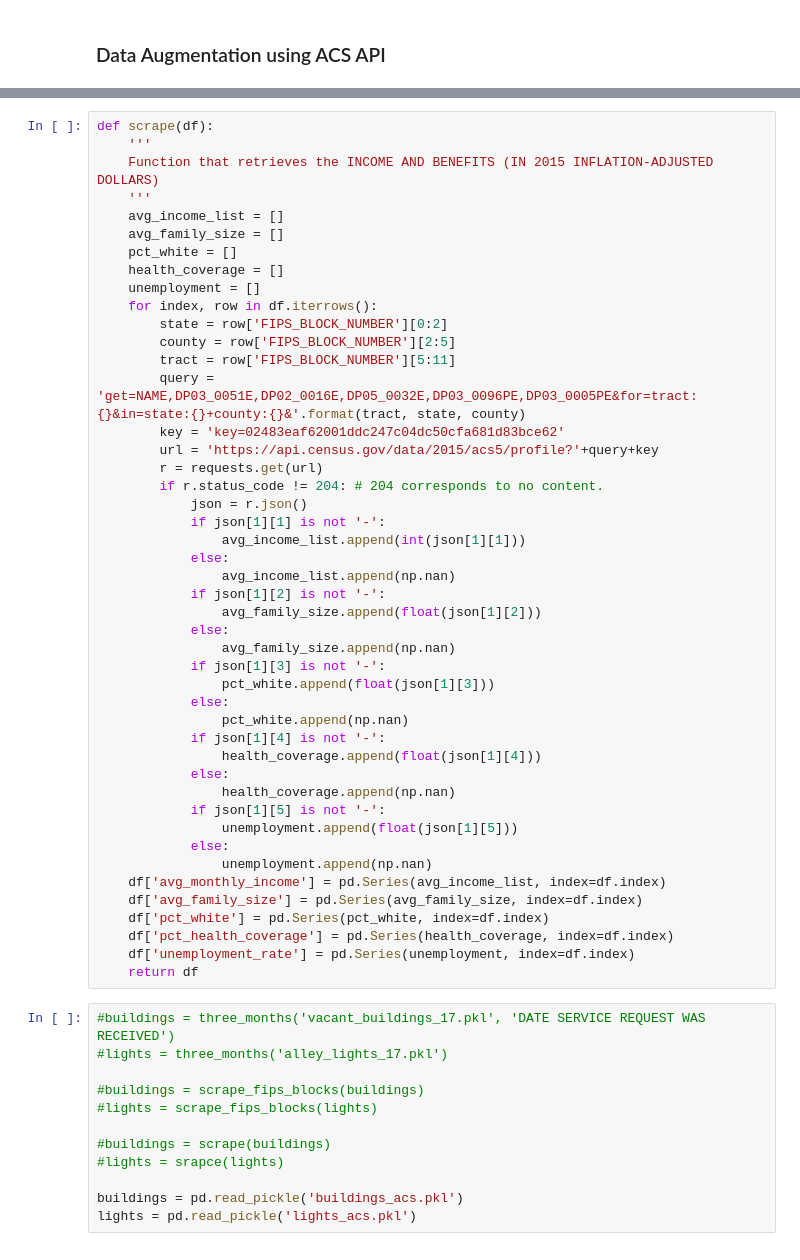
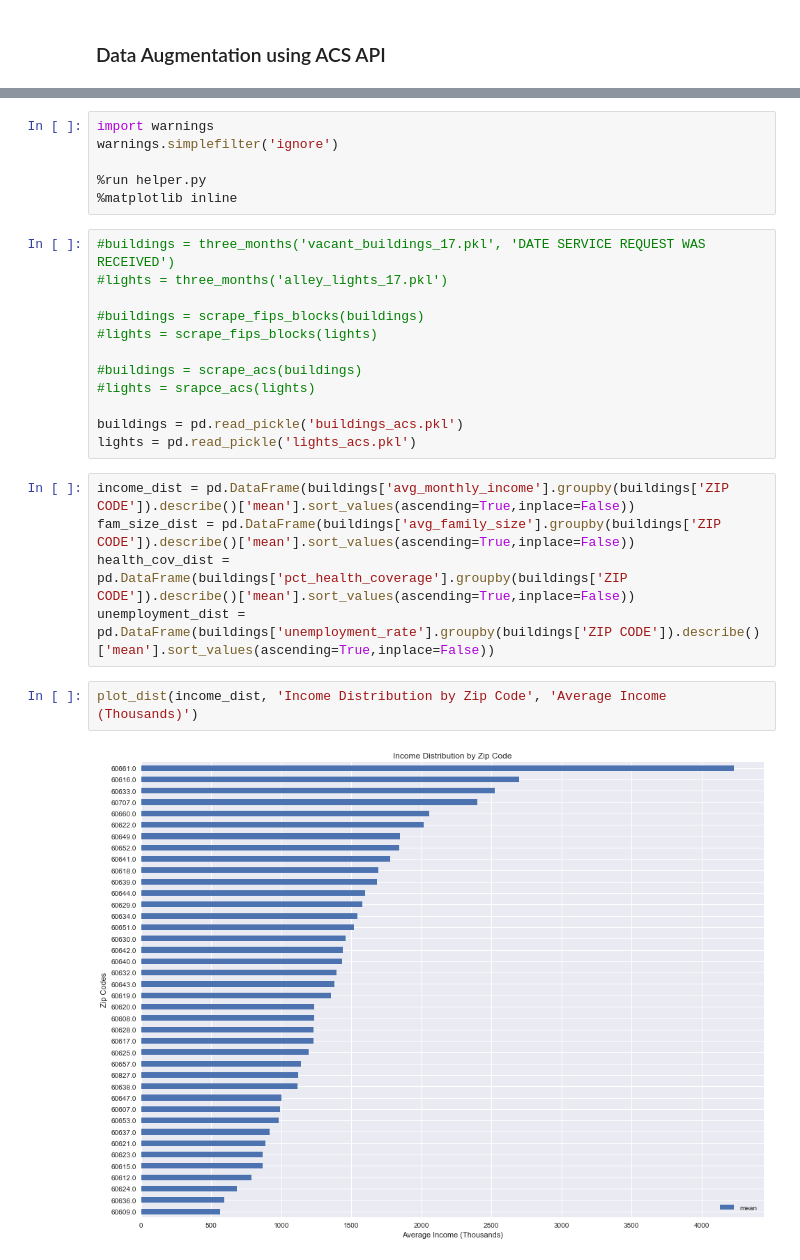
Before and after one commit to ratulesrar3/ml-pubpol, a Jupyter notebook: hw1/hw1_part2.ipynb, the cells around one changed output, grey strips where cells are left out. Saved outputs shown, nothing was run; the diff lists cells and outputs as text.

Commit message:
made helper file

```diff
--- a/hw1/hw1_part2.ipynb
+++ b/hw1/hw1_part2.ipynb
@@ -55,49 +5,9 @@ def scrape_fips_blocks(df, lat='Latitude', lon='Longitude'):
-# %%
-def scrape(df):
-    '''
-    Function that retrieves the INCOME AND BENEFITS (IN 2015 INFLATION-ADJUSTED DOLLARS)
-    '''
-    avg_income_list = []
-    avg_family_size = []
-    pct_white = []
-    health_coverage = []
-    unemployment = []
-    for index, row in df.iterrows():
-        state = row['FIPS_BLOCK_NUMBER'][0:2]
-        county = row['FIPS_BLOCK_NUMBER'][2:5]
-        tract = row['FIPS_BLOCK_NUMBER'][5:11]
-        query = 'get=NAME,DP03_0051E,DP02_0016E,DP05_0032E,DP03_0096PE,DP03_0005PE&for=tract:{}&in=state:{}+county:{}&'.format(tract, state, county)
-        key = 'key=02483eaf62001ddc247c04dc50cfa681d83bce62'
-        url = 'https://api.census.gov/data/2015/acs5/profile?'+query+key
-        r = requests.get(url)
-        if r.status_code != 204: # 204 corresponds to no content.
-            json = r.json()
-            if json[1][1] is not '-':
-                avg_income_list.append(int(json[1][1]))
-            else:
-                avg_income_list.append(np.nan)
-            if json[1][2] is not '-':
-                avg_family_size.append(float(json[1][2]))
-            else:
-                avg_family_size.append(np.nan)
-            if json[1][3] is not '-':
-                pct_white.append(float(json[1][3]))
-            else:
-                pct_white.append(np.nan)
-            if json[1][4] is not '-':
-                health_coverage.append(float(json[1][4]))
-            else:
-                health_coverage.append(np.nan)
-            if json[1][5] is not '-':
-                unemployment.append(float(json[1][5]))
-            else:
-                unemployment.append(np.nan)
-    df['avg_monthly_income'] = pd.Series(avg_income_list, index=df.index)
-    df['avg_family_size'] = pd.Series(avg_family_size, index=df.index)
-    df['pct_white'] = pd.Series(pct_white, index=df.index)
-    df['pct_health_coverage'] = pd.Series(health_coverage, index=df.index)
-    df['unemployment_rate'] = pd.Series(unemployment, index=df.index)
-    return df
+# %%
+import warnings
+warnings.simplefilter('ignore')
+
+%run helper.py
+%matplotlib inline
 # %%
 #buildings = three_months('vacant_buildings_17.pkl', 'DATE SERVICE REQUEST WAS RECEIVED')
 #lights = three_months('alley_lights_17.pkl')
@@ -105,8 +15,17 @@ def scrape(df):
 #buildings = scrape_fips_blocks(buildings)
 #lights = scrape_fips_blocks(lights)
 
-#buildings = scrape(buildings)
-#lights = srapce(lights)
+#buildings = scrape_acs(buildings)
+#lights = srapce_acs(lights)
 
 buildings = pd.read_pickle('buildings_acs.pkl')
 lights = pd.read_pickle('lights_acs.pkl')
+# %%
+income_dist = pd.DataFrame(buildings['avg_monthly_income'].groupby(buildings['ZIP CODE']).describe()['mean'].sort_values(ascending=True,inplace=False))
+fam_size_dist = pd.DataFrame(buildings['avg_family_size'].groupby(buildings['ZIP CODE']).describe()['mean'].sort_values(ascending=True,inplace=False))
+health_cov_dist = pd.DataFrame(buildings['pct_health_coverage'].groupby(buildings['ZIP CODE']).describe()['mean'].sort_values(ascending=True,inplace=False))
+unemployment_dist = pd.DataFrame(buildings['unemployment_rate'].groupby(buildings['ZIP CODE']).describe()['mean'].sort_values(ascending=True,inplace=False))
+# %%
+plot_dist(income_dist, 'Income Distribution by Zip Code', 'Average Income (Thousands)')
+# %% [output]
+[figure, added]
```
Also changed, not shown: parts of 7 cells of this notebook, 3 other files.
